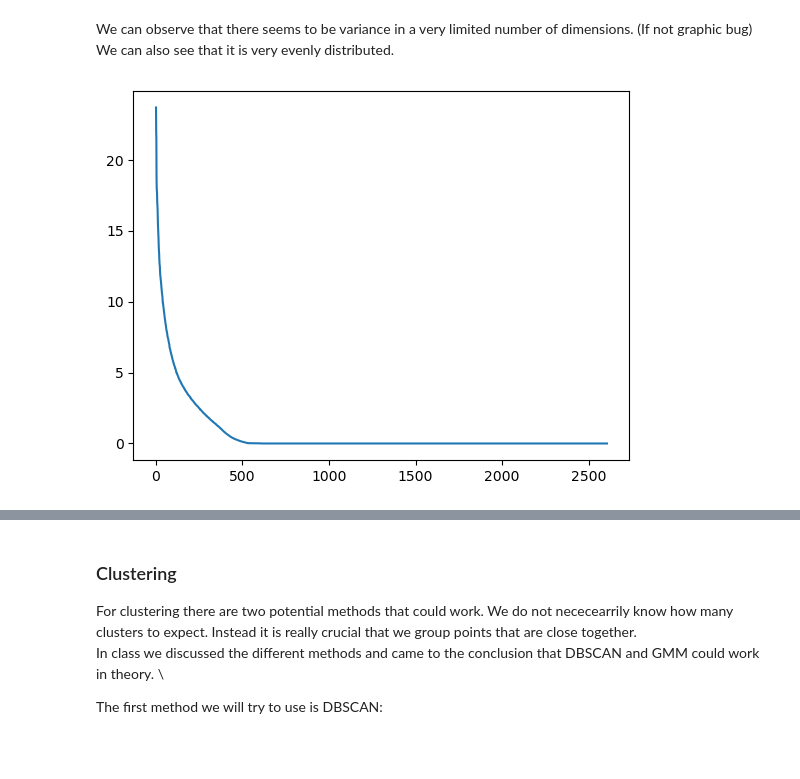
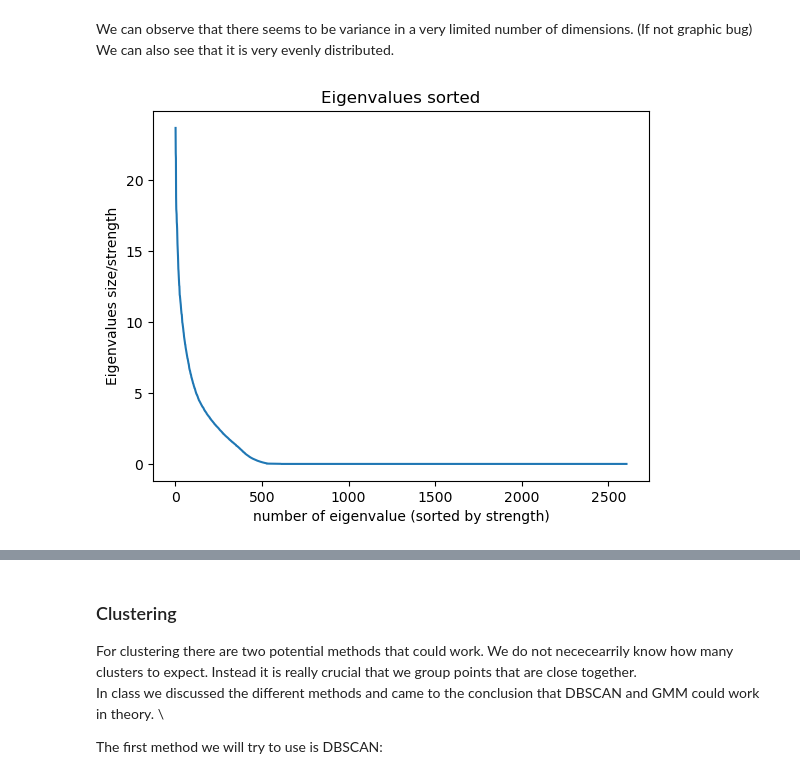
Before and after one commit to Hydropic/Unsupervised-Team-8, a Jupyter notebook: problem-2/jette.ipynb, the cells around one changed output, grey strips where cells are left out. Drawn from its saved outputs; the diff is of its cells as text; code cells hidden in the pictures; blank space fills up the shorter version.

```diff
--- a/problem-2/jette.ipynb
+++ b/problem-2/jette.ipynb
@@ -350,12 +352,15 @@ We can also see that it is very evenly distributed.
 # %%
 %matplotlib inline
 eigenvalues, eigenvectors = np.linalg.eig(covariance_matrix)
 eigenvalues = np.sort(eigenvalues)[::-1]
 plt.plot(np.linspace(1, len(eigenvalues), num=len(eigenvalues)), np.abs(eigenvalues))
 
+plt.ylabel('Eigenvalues size/strength')
+plt.xlabel('number of eigenvalue (sorted by strength)')
+plt.title('Eigenvalues sorted')
 plt.show()
 # %% [output]
-[figure, old version]
+[figure, new version]
 # %%
 total_variance_kept = eigenvalues[0:300].sum()
 total_variance = eigenvalues.sum()
```
Also changed, not shown: parts of 25 cells of this notebook.
